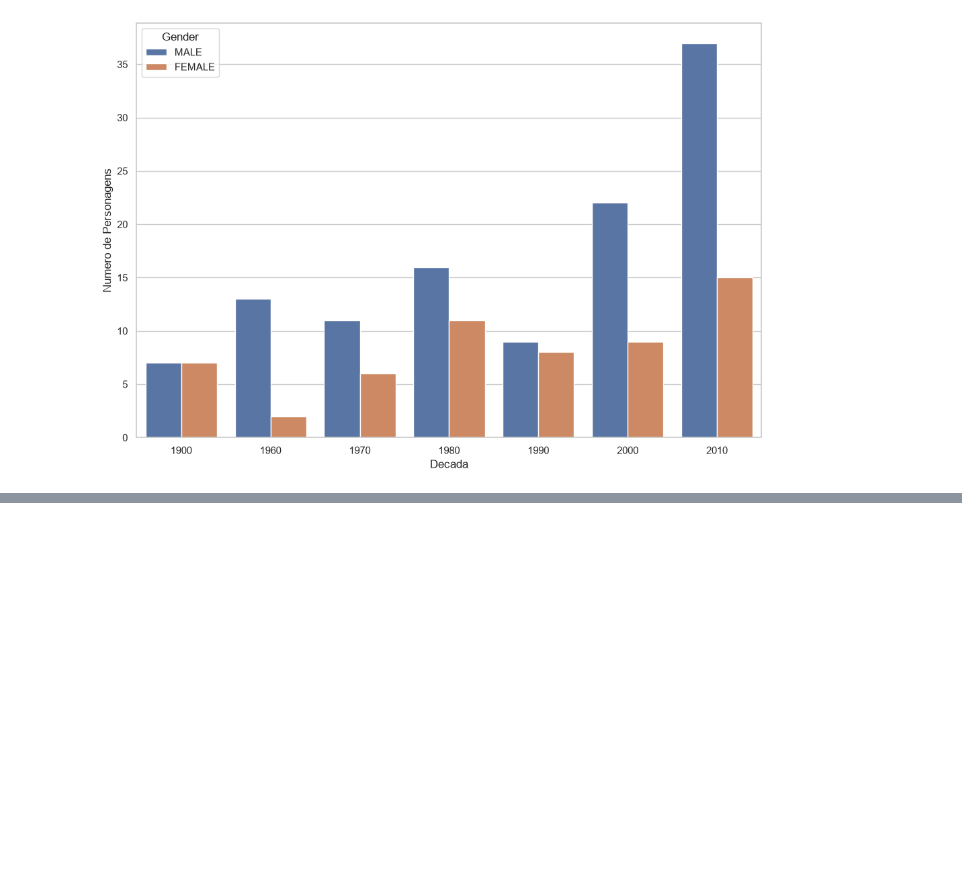
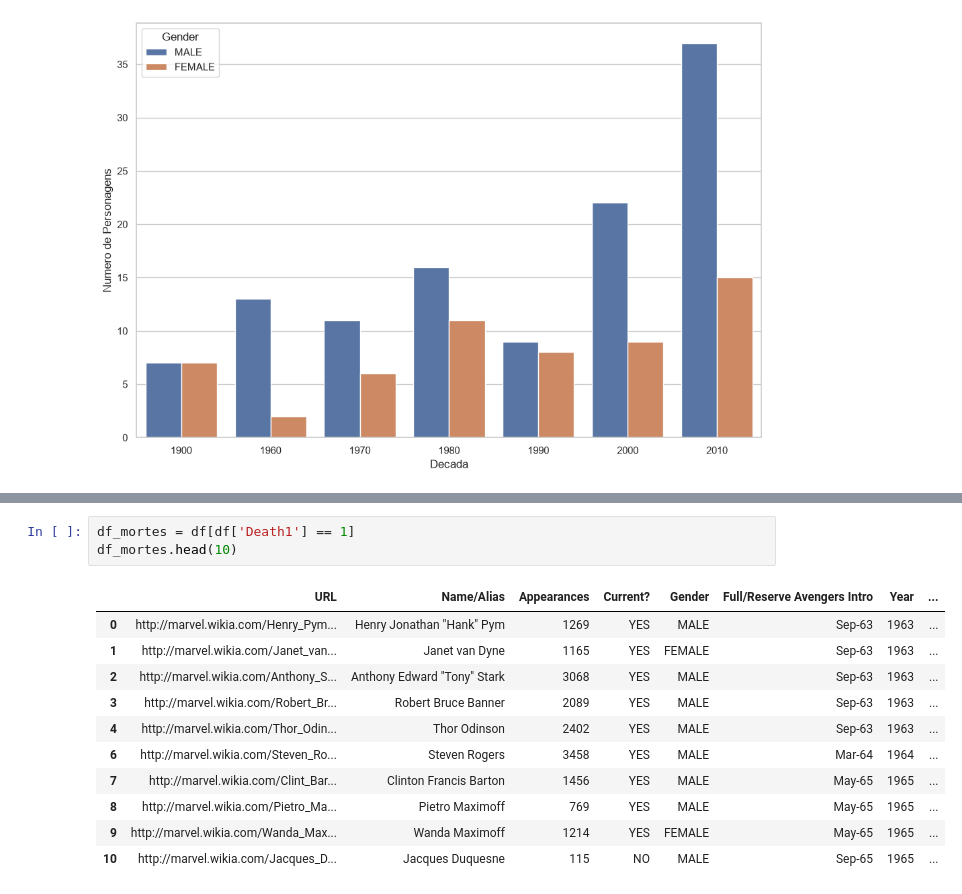
Before and after one commit to hccruz/Projeto_Avengres, a Jupyter notebook: src/main.ipynb, the cells around one changed output, grey strips where cells are left out. Saved outputs shown, nothing was run; the diff lists cells and outputs as text; blank space fills up the shorter version.

```diff
--- a/src/main.ipynb
+++ b/src/main.ipynb
@@ -335,0 +392,15 @@ Observamos que o número de personagens que participam dos Vingadoresvinha cresc
+# %%
+df_mortes = df[df['Death1'] == 1]
+df_mortes.head(10)
+# %% [output]
+|  | URL | Name/Alias | Appearances | Current? | Gender | Full/Reserve Avengers Intro | Year | ... |
+| 0 | http://marvel.wikia.com/Henry_Pym... | Henry Jonathan "Hank" Pym | 1269 | YES | MALE | Sep-63 | 1963 | ... |
+| 1 | http://marvel.wikia.com/Janet_van... | Janet van Dyne | 1165 | YES | FEMALE | Sep-63 | 1963 | ... |
+| 2 | http://marvel.wikia.com/Anthony_S... | Anthony Edward "Tony" Stark | 3068 | YES | MALE | Sep-63 | 1963 | ... |
+| 3 | http://marvel.wikia.com/Robert_Br... | Robert Bruce Banner | 2089 | YES | MALE | Sep-63 | 1963 | ... |
+| 4 | http://marvel.wikia.com/Thor_Odin... | Thor Odinson | 2402 | YES | MALE | Sep-63 | 1963 | ... |
+| 6 | http://marvel.wikia.com/Steven_Ro... | Steven Rogers | 3458 | YES | MALE | Mar-64 | 1964 | ... |
+| 7 | http://marvel.wikia.com/Clint_Bar... | Clinton Francis Barton | 1456 | YES | MALE | May-65 | 1965 | ... |
+| 8 | http://marvel.wikia.com/Pietro_Ma... | Pietro Maximoff | 769 | YES | MALE | May-65 | 1965 | ... |
+| 9 | http://marvel.wikia.com/Wanda_Max... | Wanda Maximoff | 1214 | YES | FEMALE | May-65 | 1965 | ... |
+| 10 | http://marvel.wikia.com/Jacques_D... | Jacques Duquesne | 115 | NO | MALE | Sep-65 | 1965 | ... |
```
Also changed, not shown: parts of 12 cells of this notebook, 1 other file.
